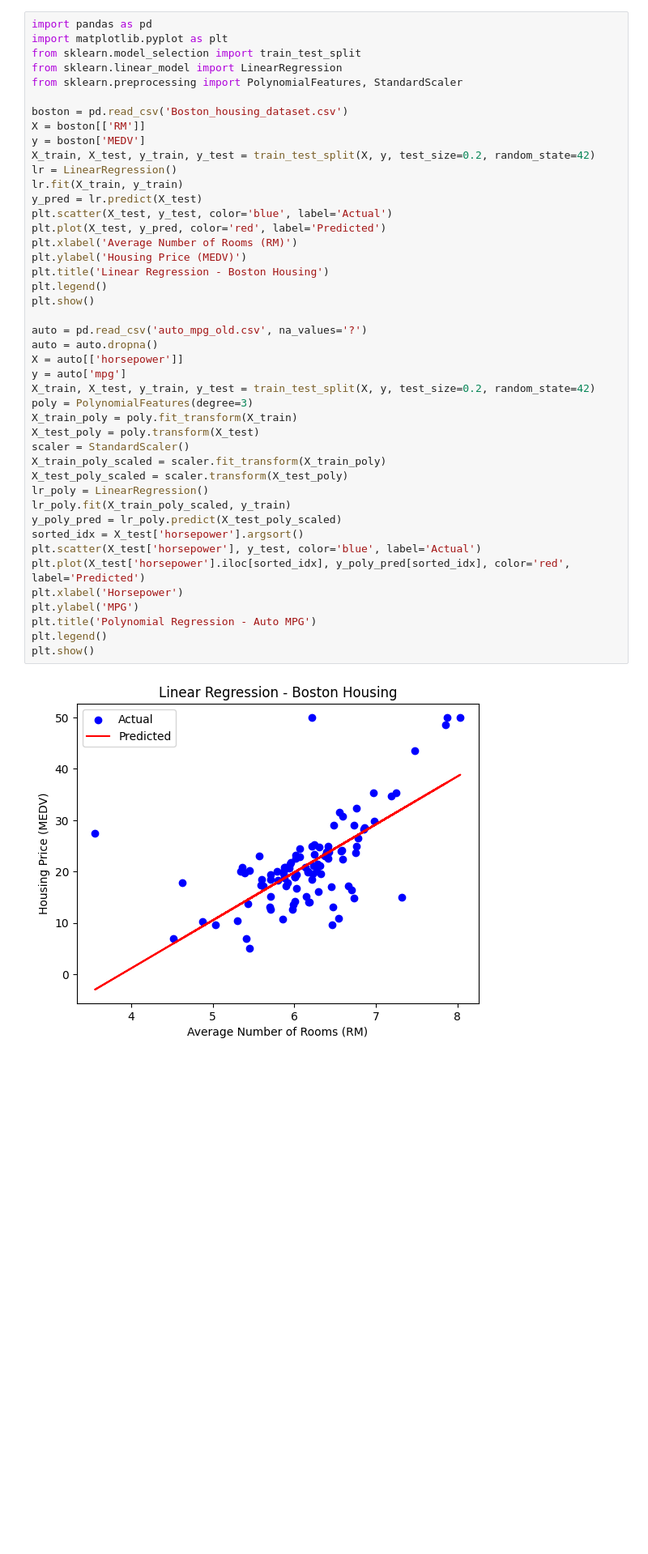
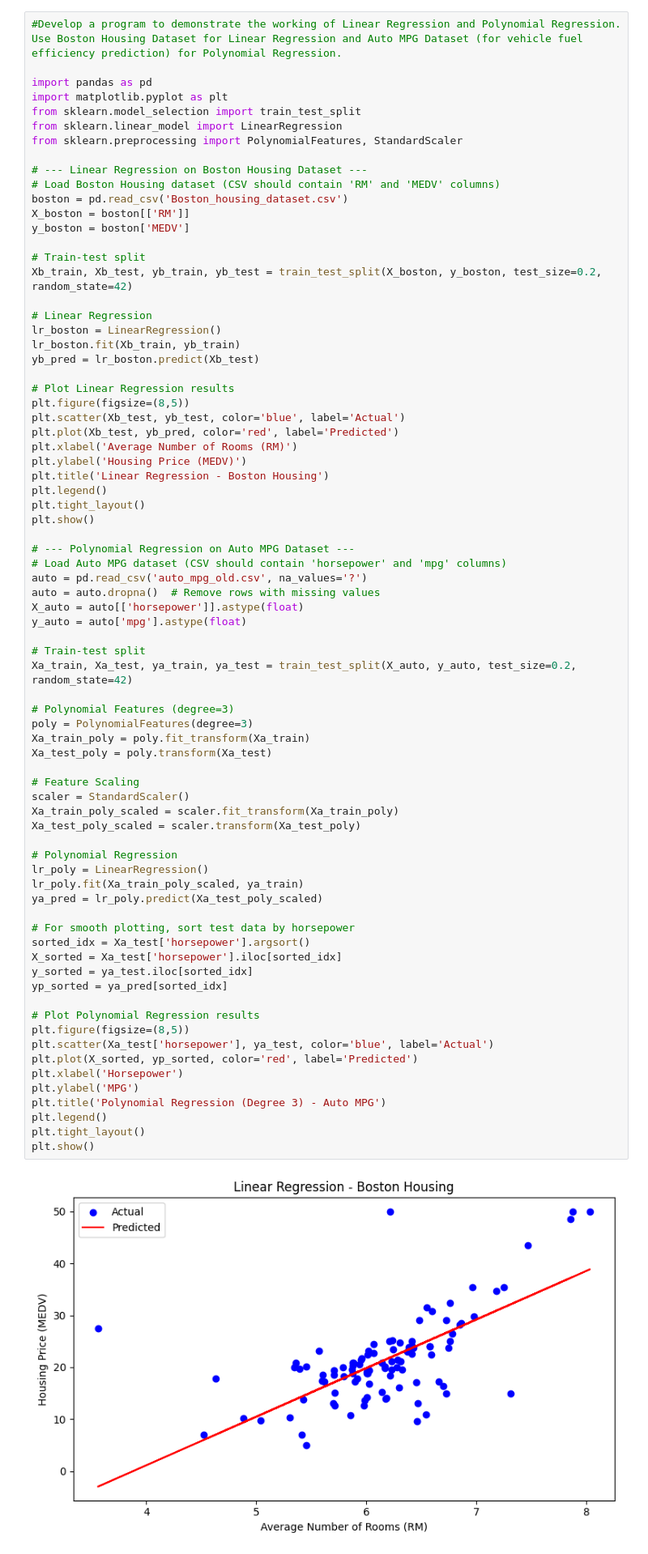
Before and after one commit to AlwaysRead/ML_Codebase, a Jupyter notebook: Pg7.ipynb, the cells around one changed output. Shown at 81% size. Cells and saved outputs as stored; diff of their text form; blank space fills up the shorter version.

```diff
--- a/Pg7.ipynb
+++ b/Pg7.ipynb
@@ -1,46 +1,77 @@
 # %%
+#Develop a program to demonstrate the working of Linear Regression and Polynomial Regression. Use Boston Housing Dataset for Linear Regression and Auto MPG Dataset (for vehicle fuel efficiency prediction) for Polynomial Regression.
+
 import pandas as pd
 import matplotlib.pyplot as plt
 from sklearn.model_selection import train_test_split
 from sklearn.linear_model import LinearRegression
 from sklearn.preprocessing import PolynomialFeatures, StandardScaler
 
+# --- Linear Regression on Boston Housing Dataset ---
+# Load Boston Housing dataset (CSV should contain 'RM' and 'MEDV' columns)
 boston = pd.read_csv('Boston_housing_dataset.csv')
-X = boston[['RM']]
-y = boston['MEDV']
-X_train, X_test, y_train, y_test = train_test_split(X, y, test_size=0.2, random_state=42)
-lr = LinearRegression()
-lr.fit(X_train, y_train)
-y_pred = lr.predict(X_test)
-plt.scatter(X_test, y_test, color='blue', label='Actual')
-plt.plot(X_test, y_pred, color='red', label='Predicted')
+X_boston = boston[['RM']]
+y_boston = boston['MEDV']
+
+# Train-test split
+Xb_train, Xb_test, yb_train, yb_test = train_test_split(X_boston, y_boston, test_size=0.2, random_state=42)
+
+# Linear Regression
+lr_boston = LinearRegression()
+lr_boston.fit(Xb_train, yb_train)
+yb_pred = lr_boston.predict(Xb_test)
+
+# Plot Linear Regression results
+plt.figure(figsize=(8,5))
+plt.scatter(Xb_test, yb_test, color='blue', label='Actual')
+plt.plot(Xb_test, yb_pred, color='red', label='Predicted')
 plt.xlabel('Average Number of Rooms (RM)')
 plt.ylabel('Housing Price (MEDV)')
 plt.title('Linear Regression - Boston Housing')
 plt.legend()
+plt.tight_layout()
 plt.show()
 
+# --- Polynomial Regression on Auto MPG Dataset ---
+# Load Auto MPG dataset (CSV should contain 'horsepower' and 'mpg' columns)
 auto = pd.read_csv('auto_mpg_old.csv', na_values='?')
-auto = auto.dropna()
-X = auto[['horsepower']]
-y = auto['mpg']
-X_train, X_test, y_train, y_test = train_test_split(X, y, test_size=0.2, random_state=42)
+auto = auto.dropna()  # Remove rows with missing values
+X_auto = auto[['horsepower']].astype(float)
+y_auto = auto['mpg'].astype(float)
+
+# Train-test split
+Xa_train, Xa_test, ya_train, ya_test = train_test_split(X_auto, y_auto, test_size=0.2, random_state=42)
+
+# Polynomial Features (degree=3)
 poly = PolynomialFeatures(degree=3)
-X_train_poly = poly.fit_transform(X_train)
-X_test_poly = poly.transform(X_test)
+Xa_train_poly = poly.fit_transform(Xa_train)
+Xa_test_poly = poly.transform(Xa_test)
+
+# Feature Scaling
 scaler = StandardScaler()
-X_train_poly_scaled = scaler.fit_transform(X_train_poly)
-X_test_poly_scaled = scaler.transform(X_test_poly)
+Xa_train_poly_scaled = scaler.fit_transform(Xa_train_poly)
+Xa_test_poly_scaled = scaler.transform(Xa_test_poly)
+
+# Polynomial Regression
 lr_poly = LinearRegression()
-lr_poly.fit(X_train_poly_scaled, y_train)
-y_poly_pred = lr_poly.predict(X_test_poly_scaled)
-sorted_idx = X_test['horsepower'].argsort()
-plt.scatter(X_test['horsepower'], y_test, color='blue', label='Actual')
-plt.plot(X_test['horsepower'].iloc[sorted_idx], y_poly_pred[sorted_idx], color='red', label='Predicted')
+lr_poly.fit(Xa_train_poly_scaled, ya_train)
+ya_pred = lr_poly.predict(Xa_test_poly_scaled)
+
+# For smooth plotting, sort test data by horsepower
+sorted_idx = Xa_test['horsepower'].argsort()
+X_sorted = Xa_test['horsepower'].iloc[sorted_idx]
+y_sorted = ya_test.iloc[sorted_idx]
+yp_sorted = ya_pred[sorted_idx]
+
+# Plot Polynomial Regression results
+plt.figure(figsize=(8,5))
+plt.scatter(Xa_test['horsepower'], ya_test, color='blue', label='Actual')
+plt.plot(X_sorted, yp_sorted, color='red', label='Predicted')
 plt.xlabel('Horsepower')
 plt.ylabel('MPG')
-plt.title('Polynomial Regression - Auto MPG')
+plt.title('Polynomial Regression (Degree 3) - Auto MPG')
 plt.legend()
+plt.tight_layout()
 plt.show()
 # %% [output]
-[figure, old version]
+[figure, new version]
```
Also changed, not shown: parts of 1 cell of this notebook, 9 other files.
